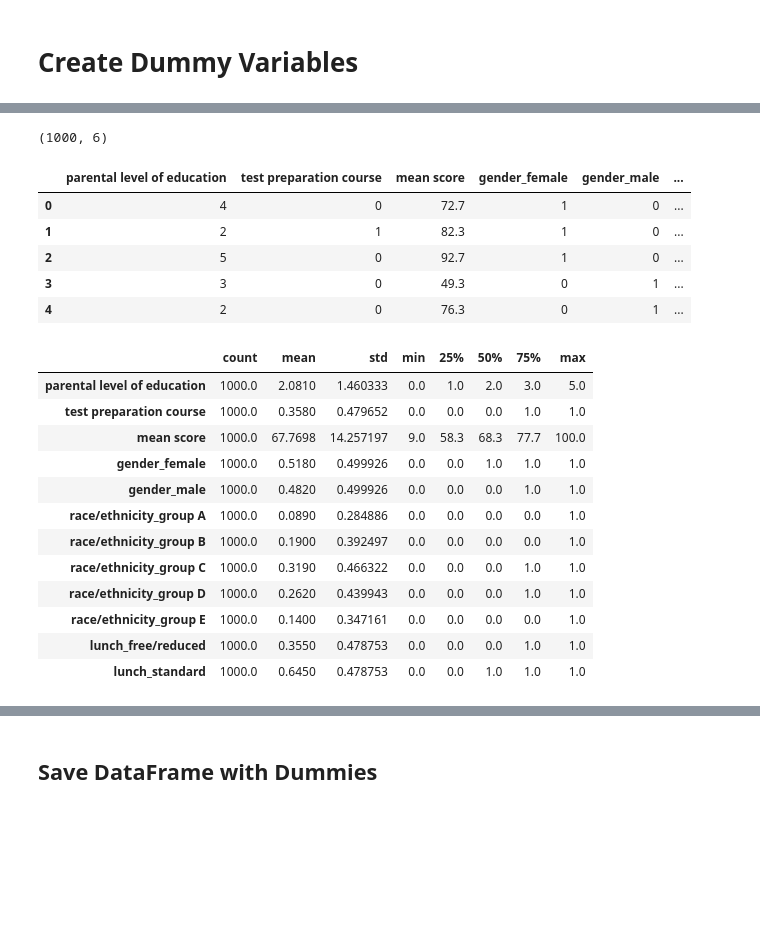
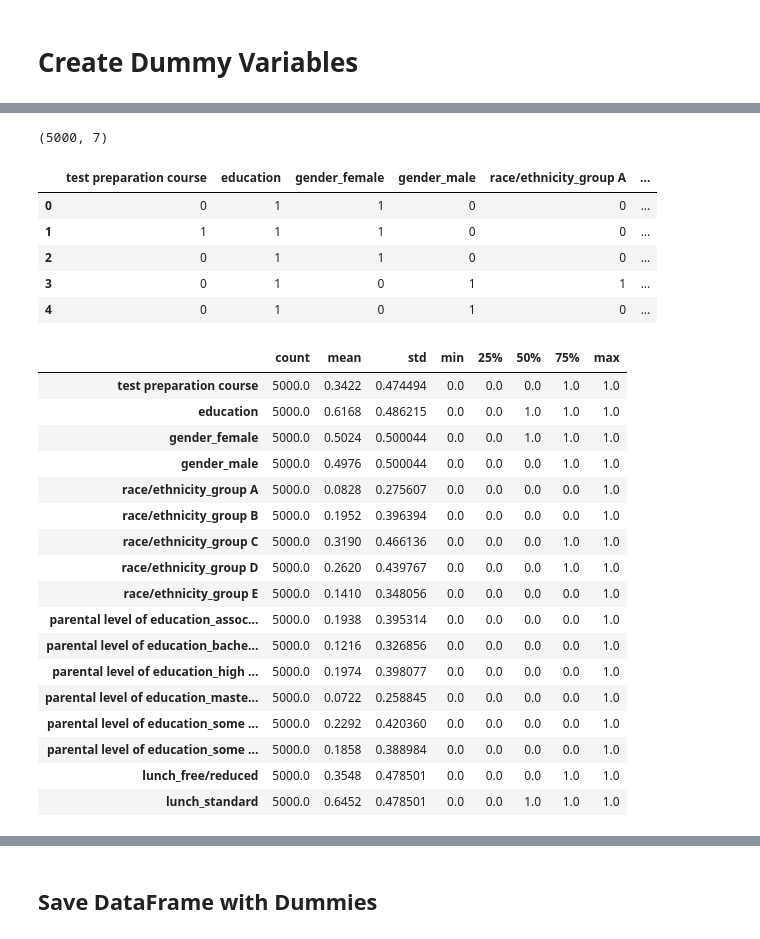
Before and after one commit to taflor/Student-Scores, a Jupyter notebook: notebooks/1.3 Preprocessing and Training.ipynb, the cells around one changed output, grey strips where cells are left out. Drawn from its saved outputs; the diff is of its cells as text; code cells hidden in the pictures; blank space fills up the shorter version.

```diff
--- a/notebooks/1.3 Preprocessing and Training.ipynb
+++ b/notebooks/1.3 Preprocessing and Training.ipynb
@@ -36,3 +57,5 @@ df = pd.read_csv(parent+'/data/interim/total_student_scores_without_dummies.csv'
+# %%
+df = df.astype({'gender':'category', 'race/ethnicity':'category','parental level of education':'category','lunch':'category','Grade':'category'})
 # %%
 df.info()
 # %% [output]
@@ -52,10 +77,15 @@ memory usage: 54.7+ KB
+# %%
+df.drop(['mean score'],axis=1,inplace=True)
+# %%
+X = df.drop('Grade', axis=1)
+y = df['Grade']
 # %% [markdown]
 # Create Dummy Variables
 # %%
 # One-hot encode categorical features
-df_dummies = pd.get_dummies(df)
+X = pd.get_dummies(X,drop_first=False)
 
 # Pearson Correlation
-corr_dummies = df_dummies.corr(method='pearson')
+corr_dummies = X.corr(method='pearson')
 corr_dummies.round(2).style.background_gradient(cmap='coolwarm')
 # %% [output]
@@ -75,28 +110,33 @@ corr_dummies.round(2).style.background_gradient(cmap='coolwarm')
 # %%
 print(df.shape)
-df_dummies.head()
+X.head()
 # %% [output]
-(1000, 6)
+(5000, 7)
-|  | parental level of education | test preparation course | mean score | gender_female | gender_male | ... |
-| 0 | 4 | 0 | 72.7 | 1 | 0 | ... |
-| 1 | 2 | 1 | 82.3 | 1 | 0 | ... |
-| 2 | 5 | 0 | 92.7 | 1 | 0 | ... |
-| 3 | 3 | 0 | 49.3 | 0 | 1 | ... |
-| 4 | 2 | 0 | 76.3 | 0 | 1 | ... |
+|  | test preparation course | education | gender_female | gender_male | race/ethnicity_group A | ... |
+| 0 | 0 | 1 | 1 | 0 | 0 | ... |
+| 1 | 1 | 1 | 1 | 0 | 0 | ... |
+| 2 | 0 | 1 | 1 | 0 | 0 | ... |
+| 3 | 0 | 1 | 0 | 1 | 1 | ... |
+| 4 | 0 | 1 | 0 | 1 | 0 | ... |
 # %%
-df_dummies.describe().T
+X.describe().T
 # %% [output]
 |  | count | mean | std | min | 25% | 50% | 75% | max |
-| parental level of education | 1000.0 | 2.0810 | 1.460333 | 0.0 | 1.0 | 2.0 | 3.0 | 5.0 |
-| test preparation course | 1000.0 | 0.3580 | 0.479652 | 0.0 | 0.0 | 0.0 | 1.0 | 1.0 |
-| mean score | 1000.0 | 67.7698 | 14.257197 | 9.0 | 58.3 | 68.3 | 77.7 | 100.0 |
-| gender_female | 1000.0 | 0.5180 | 0.499926 | 0.0 | 0.0 | 1.0 | 1.0 | 1.0 |
-| gender_male | 1000.0 | 0.4820 | 0.499926 | 0.0 | 0.0 | 0.0 | 1.0 | 1.0 |
-| race/ethnicity_group A | 1000.0 | 0.0890 | 0.284886 | 0.0 | 0.0 | 0.0 | 0.0 | 1.0 |
-| race/ethnicity_group B | 1000.0 | 0.1900 | 0.392497 | 0.0 | 0.0 | 0.0 | 0.0 | 1.0 |
-| race/ethnicity_group C | 1000.0 | 0.3190 | 0.466322 | 0.0 | 0.0 | 0.0 | 1.0 | 1.0 |
-| race/ethnicity_group D | 1000.0 | 0.2620 | 0.439943 | 0.0 | 0.0 | 0.0 | 1.0 | 1.0 |
-| race/ethnicity_group E | 1000.0 | 0.1400 | 0.347161 | 0.0 | 0.0 | 0.0 | 0.0 | 1.0 |
-| lunch_free/reduced | 1000.0 | 0.3550 | 0.478753 | 0.0 | 0.0 | 0.0 | 1.0 | 1.0 |
-| lunch_standard | 1000.0 | 0.6450 | 0.478753 | 0.0 | 0.0 | 1.0 | 1.0 | 1.0 |
+| test preparation course | 5000.0 | 0.3422 | 0.474494 | 0.0 | 0.0 | 0.0 | 1.0 | 1.0 |
+| education | 5000.0 | 0.6168 | 0.486215 | 0.0 | 0.0 | 1.0 | 1.0 | 1.0 |
+| gender_female | 5000.0 | 0.5024 | 0.500044 | 0.0 | 0.0 | 1.0 | 1.0 | 1.0 |
+| gender_male | 5000.0 | 0.4976 | 0.500044 | 0.0 | 0.0 | 0.0 | 1.0 | 1.0 |
+| race/ethnicity_group A | 5000.0 | 0.0828 | 0.275607 | 0.0 | 0.0 | 0.0 | 0.0 | 1.0 |
+| race/ethnicity_group B | 5000.0 | 0.1952 | 0.396394 | 0.0 | 0.0 | 0.0 | 0.0 | 1.0 |
+| race/ethnicity_group C | 5000.0 | 0.3190 | 0.466136 | 0.0 | 0.0 | 0.0 | 1.0 | 1.0 |
+| race/ethnicity_group D | 5000.0 | 0.2620 | 0.439767 | 0.0 | 0.0 | 0.0 | 1.0 | 1.0 |
+| race/ethnicity_group E | 5000.0 | 0.1410 | 0.348056 | 0.0 | 0.0 | 0.0 | 0.0 | 1.0 |
+| parental level of education_assoc... | 5000.0 | 0.1938 | 0.395314 | 0.0 | 0.0 | 0.0 | 0.0 | 1.0 |
+| parental level of education_bache... | 5000.0 | 0.1216 | 0.326856 | 0.0 | 0.0 | 0.0 | 0.0 | 1.0 |
+| parental level of education_high ... | 5000.0 | 0.1974 | 0.398077 | 0.0 | 0.0 | 0.0 | 0.0 | 1.0 |
+| parental level of education_maste... | 5000.0 | 0.0722 | 0.258845 | 0.0 | 0.0 | 0.0 | 0.0 | 1.0 |
+| parental level of education_some ... | 5000.0 | 0.2292 | 0.420360 | 0.0 | 0.0 | 0.0 | 0.0 | 1.0 |
+| parental level of education_some ... | 5000.0 | 0.1858 | 0.388984 | 0.0 | 0.0 | 0.0 | 0.0 | 1.0 |
+| lunch_free/reduced | 5000.0 | 0.3548 | 0.478501 | 0.0 | 0.0 | 0.0 | 1.0 | 1.0 |
+| lunch_standard | 5000.0 | 0.6452 | 0.478501 | 0.0 | 0.0 | 1.0 | 1.0 | 1.0 |
 # %%
```
Also changed, not shown: parts of 27 cells of this notebook, 10 other files.
